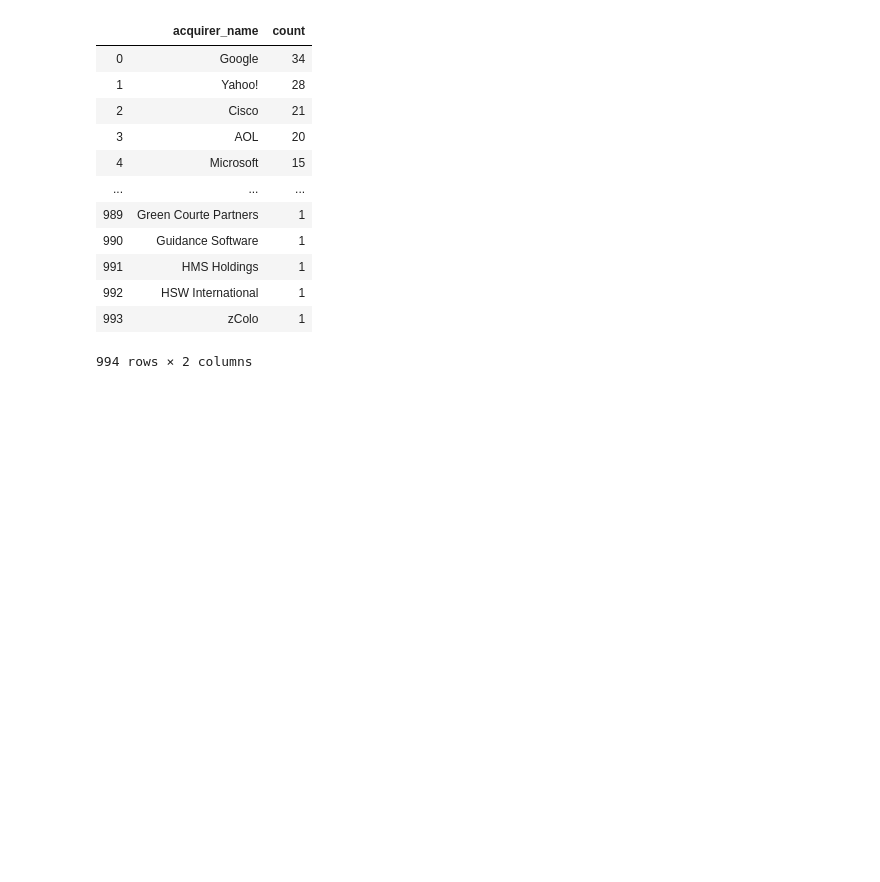
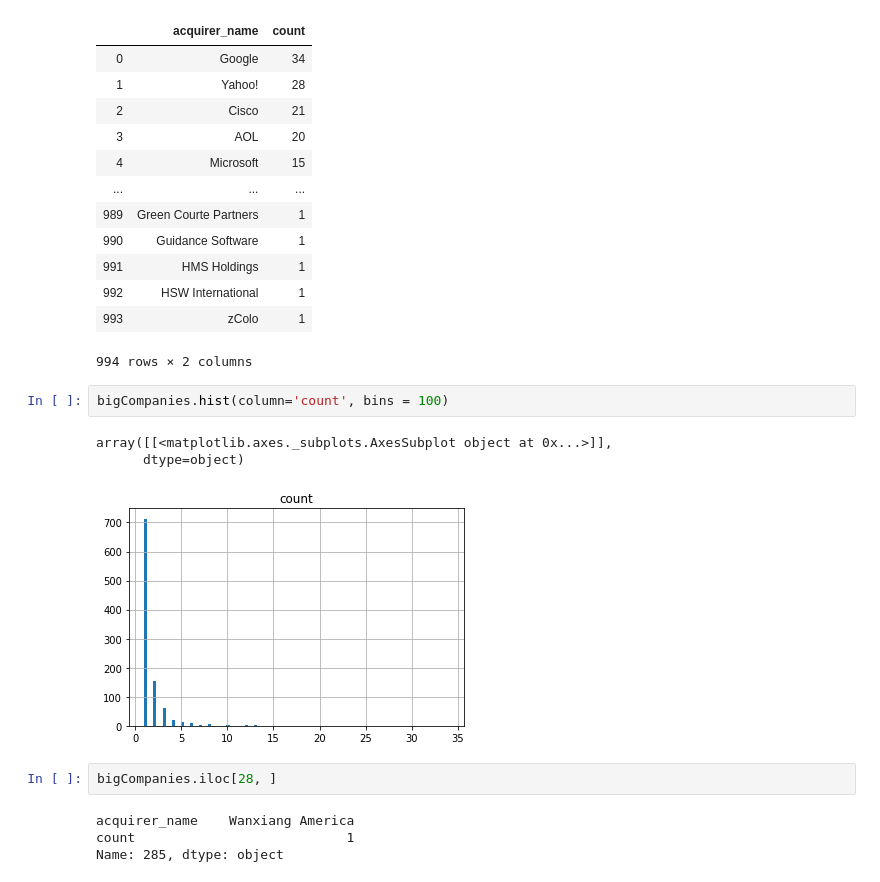
Before and after one commit to jjhuang22/cs171-final-project, a Jupyter notebook: data/EDA.ipynb, the cells around one changed output. Cells and saved outputs as stored; diff of their text form; blank space fills up the shorter version.

Commit message:
scatterVis init

```diff
--- a/data/EDA.ipynb
+++ b/data/EDA.ipynb
@@ -218,3 +217,15 @@ bigCompanies
 | 992 | HSW International | 1 |
 | 993 | zColo | 1 |
 994 rows × 2 columns
+# %%
+bigCompanies.hist(column='count', bins = 100)
+# %% [output]
+array([[<matplotlib.axes._subplots.AxesSubplot object at 0x...>]],
+      dtype=object)
+[figure, added]
+# %%
+bigCompanies.iloc[28, ]
+# %% [output]
+acquirer_name    Wanxiang America
+count                           1
+Name: 285, dtype: object
```
Also changed, not shown: parts of 4 cells of this notebook, 9 other files.
